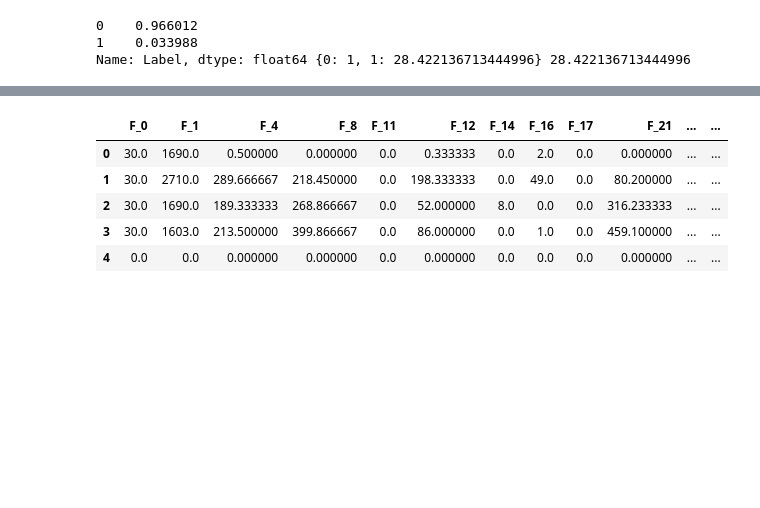
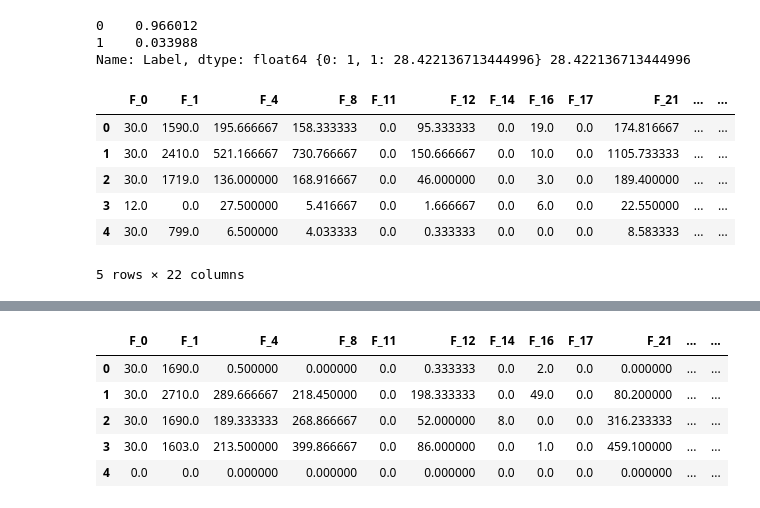
Before and after one commit to ra9dev/credits-scoring, a Jupyter notebook: solution.ipynb, the cells around one changed output, grey strips where cells are left out. Cells and saved outputs as stored; diff of their text form; code cells hidden in the pictures; blank space fills up the shorter version.

```diff
--- a/solution.ipynb
+++ b/solution.ipynb
@@ -109,8 +122,10 @@ F_31 F_32 0.957
 F_33 F_34 1.0
 F_36 F_37 0.835
 # %%
-trainX.drop(columns=list(columns_to_drop), inplace=True)
-correlation_df = show_correlations(trainX, show_chart=True, figsize=(25, 25))
+for col in list(columns_to_drop):
+    features.remove(col)
+
+correlation_df = show_correlations(trainX[features], show_chart=True, figsize=(25, 25))
 # %% [output]
 [figure]
 # %% [markdown]
@@ -160,3 +178,13 @@ print(counts, class_weight, counts[0]/counts[1])
 0    0.966012
 1    0.033988
 Name: Label, dtype: float64 {0: 1, 1: 28.422136713444996} 28.422136713444996
+# %%
+trainX[features].head()
+# %% [output]
+|  | F_0 | F_1 | F_4 | F_8 | F_11 | F_12 | F_14 | F_16 | F_17 | F_21 | ... | ... |
+| 0 | 30.0 | 1590.0 | 195.666667 | 158.333333 | 0.0 | 95.333333 | 0.0 | 19.0 | 0.0 | 174.816667 | ... | ... |
+| 1 | 30.0 | 2410.0 | 521.166667 | 730.766667 | 0.0 | 150.666667 | 0.0 | 10.0 | 0.0 | 1105.733333 | ... | ... |
+| 2 | 30.0 | 1719.0 | 136.000000 | 168.916667 | 0.0 | 46.000000 | 0.0 | 3.0 | 0.0 | 189.400000 | ... | ... |
+| 3 | 12.0 | 0.0 | 27.500000 | 5.416667 | 0.0 | 1.666667 | 0.0 | 6.0 | 0.0 | 22.550000 | ... | ... |
+| 4 | 30.0 | 799.0 | 6.500000 | 4.033333 | 0.0 | 0.333333 | 0.0 | 0.0 | 0.0 | 8.583333 | ... | ... |
+5 rows × 22 columns
```
Also changed, not shown: parts of 19 cells of this notebook, 1 other file.
